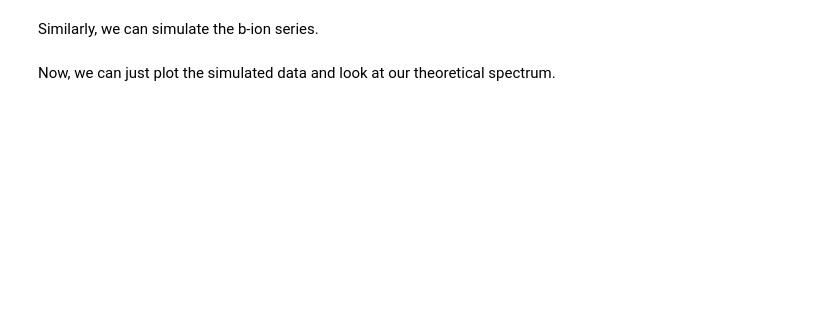
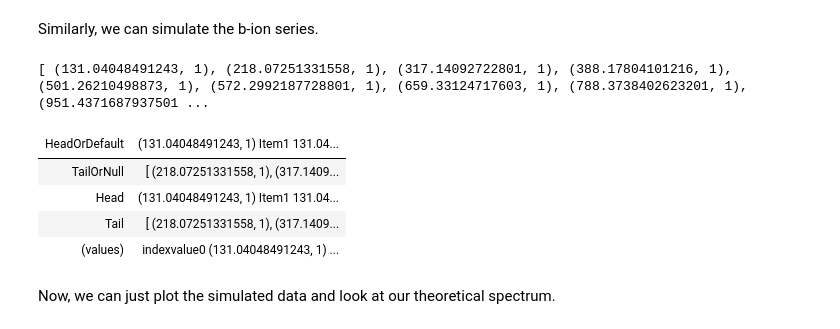
Before and after one commit to paulineHans/BIO-BTE-06-L-7, a Jupyter notebook: Notebooks/NB04a_Fragmentation_for_peptide_identification.ipynb, the cells around one changed output. Saved outputs shown, nothing was run; the diff lists cells and outputs as text; code cells hidden in the pictures; blank space fills up the shorter version.

```diff
--- a/Notebooks/NB04a_Fragmentation_for_peptide_identification.ipynb
+++ b/Notebooks/NB04a_Fragmentation_for_peptide_identification.ipynb
@@ -97,12 +104,19 @@ Similarly, we can simulate the b-ion series.
 # %%
 // Code-Block 3
 
 let ionSeriesB =
-    peptide
+    cutoff
     |> Mz.Fragmentation.Series.bOfBioList BioItem.initMonoisoMassWithMemP
     |> List.map (fun aac -> aac.MainPeak.Mass,1.)
 
 ionSeriesB
+# %% [output]
+[ (131.04048491243, 1), (218.07251331558, 1), (317.14092722801, 1), (388.17804101216, 1), (501.26210498873, 1), (572.2992187728801, 1), (659.33124717603, 1), (788.3738402623201, 1), (951.4371687937501 ...
+| HeadOrDefault | (131.04048491243, 1) Item1 131.04... |
+| TailOrNull | [ (218.07251331558, 1), (317.1409... |
+| Head | (131.04048491243, 1) Item1 131.04... |
+| Tail | [ (218.07251331558, 1), (317.1409... |
+| (values) | indexvalue0 (131.04048491243, 1) ... |
 # %% [markdown]
 Now, we can just plot the simulated data and look at our theoretical spectrum.
 # %%
```
Also changed, not shown: parts of 3 cells of this notebook, 1 other file.
